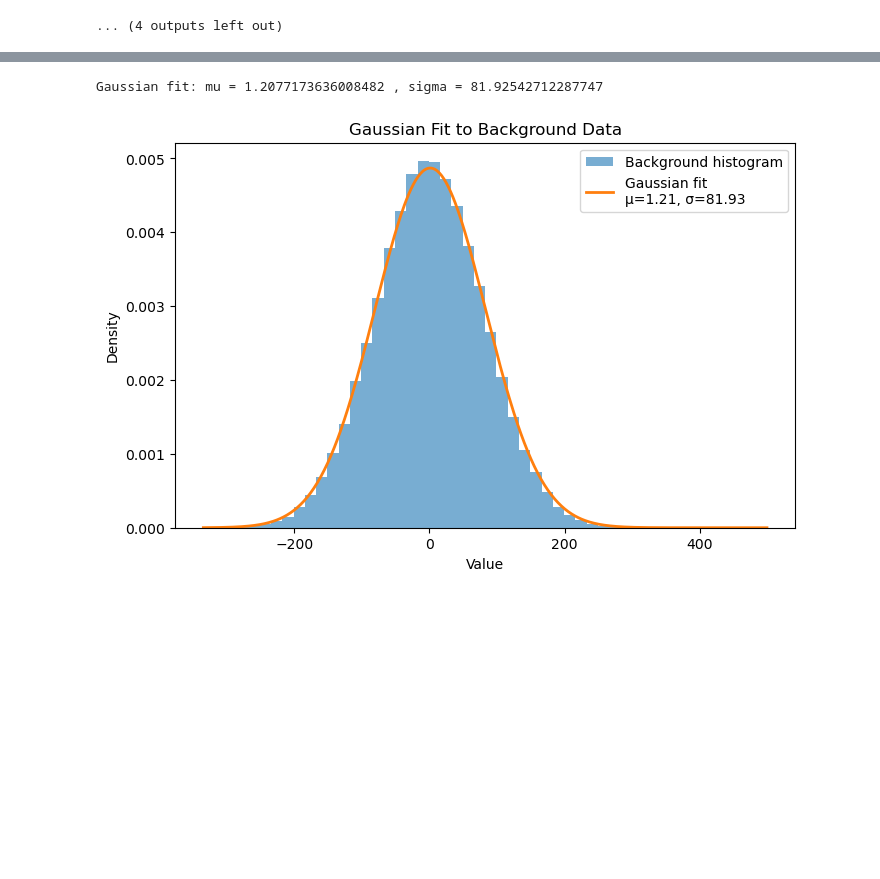
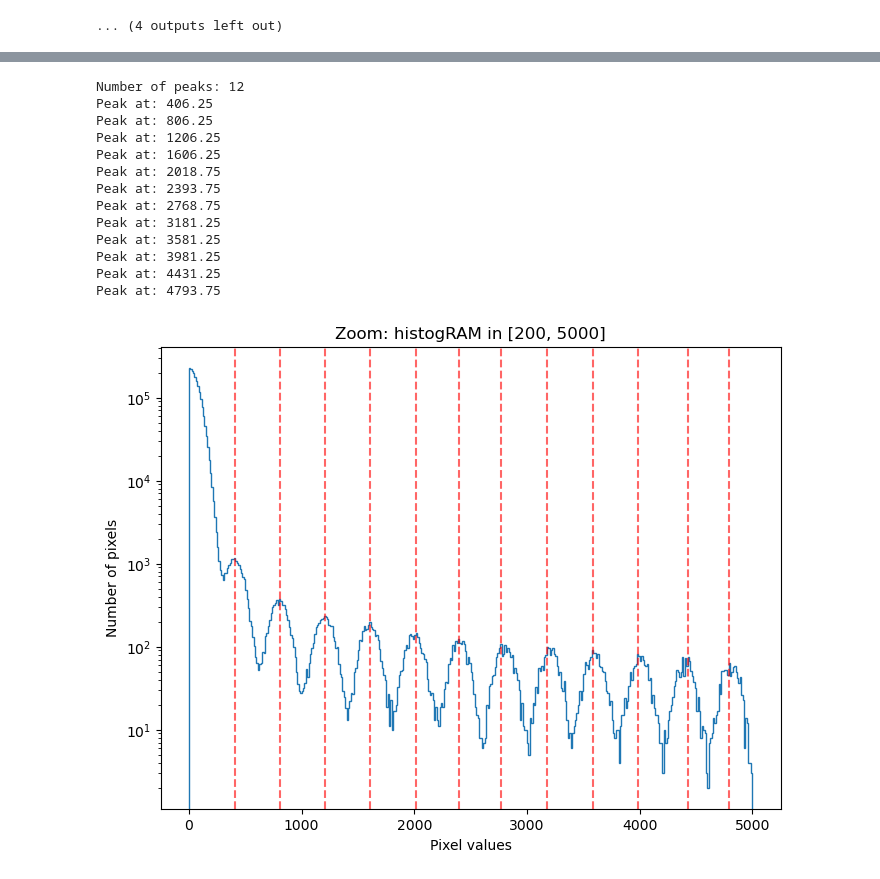
Before and after one commit to dowlingwong/GGI_CCDNR, a Jupyter notebook: CCD_viz.ipynb, the cells around one changed output, grey strips where cells are left out. Drawn from its saved outputs; the diff is of its cells as text; code cells hidden in the pictures; blank space fills up the shorter version.

```diff
--- a/CCD_viz.ipynb
+++ b/CCD_viz.ipynb
@@ -68,29 +71,43 @@ plt.show()
-# %%
-import numpy as np
-import matplotlib.pyplot as plt
-from scipy.stats import norm
-
-# Background data (masked)
-background = data[data <= 500]
-
-# Fit Gaussian → returns mean (μ) and std (σ)
-mu, sigma = norm.fit(background)
-print("Gaussian fit: mu =", mu, ", sigma =", sigma)
-
-# Histogram
-plt.figure(figsize=(8,5))
-counts, bins, _ = plt.hist(background, bins=50, density=True, alpha=0.6, label="Background histogram")
-
-# Plot the fitted Gaussian
-x = np.linspace(bins[0], bins[-1], 500)
-pdf = norm.pdf(x, mu, sigma)
-plt.plot(x, pdf, linewidth=2, label=f"Gaussian fit\nμ={mu:.2f}, σ={sigma:.2f}")
-
-plt.xlabel("Value")
-plt.ylabel("Density")
-plt.title("Gaussian Fit to Background Data")
-plt.legend()
-plt.show()
-# %% [output]
-Gaussian fit: mu = 1.2077173636008482 , sigma = 81.92542712287747
-[figure, removed]
+# %%
+from scipy.signal import find_peaks
+
+plt.figure(figsize=(8,6))
+counts, bin_edges, _ = plt.hist(
+    data,
+    bins=400,
+    range=(0, 5000),
+    histtype='step'
+)
+
+# --- find ALL peaks in the histogram ---
+# You can tune "prominence", "height", or "distance" to filter noise
+peaks, props = find_peaks(counts, prominence=50)
+
+print("Number of peaks:", len(peaks))
+
+# Draw a vertical line at every peak
+for p in peaks:
+    x_center = 0.5 * (bin_edges[p] + bin_edges[p+1])
+    print("Peak at:", x_center)
+    plt.axvline(x_center, color='red', linestyle='--', alpha=0.6)
+
+plt.yscale('log')
+plt.xlabel("Pixel values")
+plt.ylabel("Number of pixels")
+plt.title("Zoom: histogRAM in [200, 5000]")
+plt.show()
+# %% [output]
+Number of peaks: 12
+Peak at: 406.25
+Peak at: 806.25
+Peak at: 1206.25
+Peak at: 1606.25
+Peak at: 2018.75
+Peak at: 2393.75
+Peak at: 2768.75
+Peak at: 3181.25
+Peak at: 3581.25
+Peak at: 3981.25
+Peak at: 4431.25
+Peak at: 4793.75
+[figure, added]
```
Also changed, not shown: parts of 5 cells of this notebook, 4 other files.
